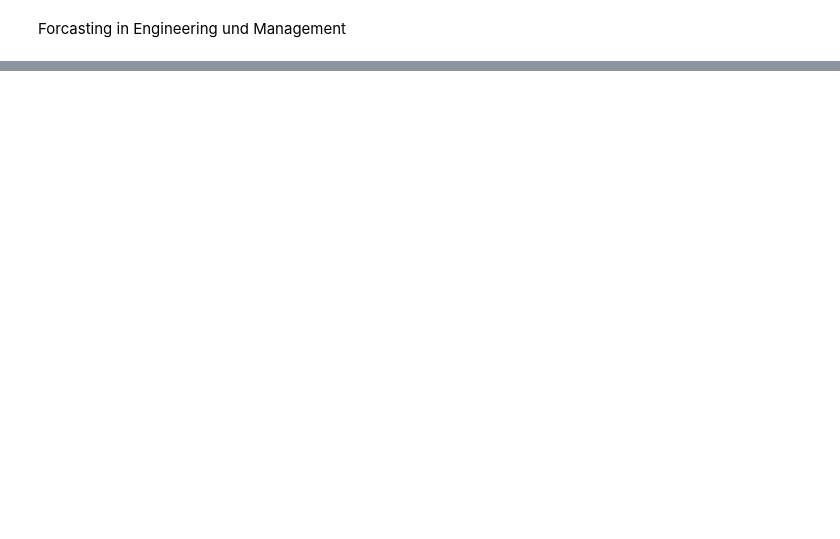
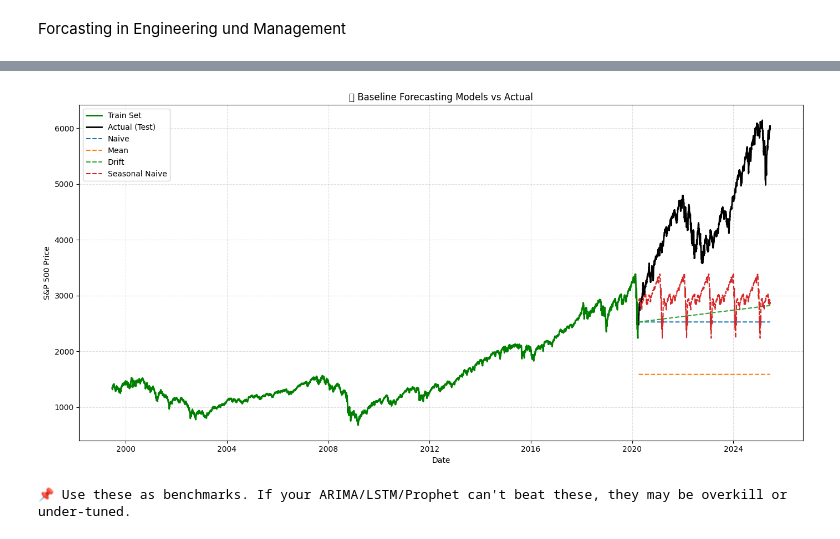
Before and after one commit to rhkraptor/FoEM, a Jupyter notebook: FoEM_Projekt.ipynb, the cells around one changed output, grey strips where cells are left out. Drawn from its saved outputs; the diff is of its cells as text; code cells hidden in the pictures; blank space fills up the shorter version.

```diff
--- a/FoEM_Projekt.ipynb
+++ b/FoEM_Projekt.ipynb
@@ -783,0 +353,58 @@ ValueError: Length of values (30) does not match length of index (261)
+# %%
+# ----------------------------------------
+# Step 7: Basic Forecasting Models (Benchmarks)
+# ----------------------------------------
+
+# Define forecast horizon (length of test set)
+n_test = len(ts_test_raw)
+
+# Index for predictions
+forecast_index = ts_test_raw.index
+
+# 1️⃣ Naive Forecast: last observed value
+naive_forecast = pd.Series(ts_train_raw.iloc[-1], index=forecast_index)
+
+# 2️⃣ Mean Forecast: average of training set
+mean_forecast = pd.Series(ts_train_raw.mean(), index=forecast_index)
+
+# 3️⃣ Drift Forecast: linear increase from start to end of training
+drift_slope = (ts_train_raw.iloc[-1] - ts_train_raw.iloc[0]) / (len(ts_train_raw) - 1)
+drift_forecast = pd.Series([ts_train_raw.iloc[-1] + i * drift_slope for i in range(1, n_test + 1)], index=forecast_index)
+
+# 4️⃣ Seasonal Naive: reuse values from previous season (wrap if needed)
+seasonal_period = 252
+
+if len(ts_train_raw) >= seasonal_period:
+    seasonal_values = ts_train_raw[-seasonal_period:].values
+    repeats = int(np.ceil(n_test / seasonal_period))
+    repeated = np.tile(seasonal_values, repeats)[:n_test]
+    seasonal_naive_forecast = pd.Series(repeated, index=forecast_index)
+else:
+    seasonal_naive_forecast = pd.Series(np.nan, index=forecast_index)
+
+
+# ----------------------------------------
+# Plot all basic forecasts with actual
+# ----------------------------------------
+
+plt.figure(figsize=(14, 7))
+plt.plot(ts_train_raw, label='Train Set', color='green', linewidth=2)
+plt.plot(ts_test_raw, label='Actual (Test)', linewidth=2, color='black')
+plt.plot(naive_forecast, label='Naive', linestyle='--')
+plt.plot(mean_forecast, label='Mean', linestyle='--')
+plt.plot(drift_forecast, label='Drift', linestyle='--')
+plt.plot(seasonal_naive_forecast, label='Seasonal Naive', linestyle='--')
+
+plt.title("🧪 Baseline Forecasting Models vs Actual")
+plt.xlabel("Date")
+plt.ylabel("S&P 500 Price")
+plt.legend()
+plt.grid(True, linestyle='--', alpha=0.4)
+plt.tight_layout()
+plt.show()
+
+# 🧾 Hint:
+print("\n📌 Use these as benchmarks. If your ARIMA/LSTM/Prophet can't beat these, they may be overkill or under-tuned.")
+# %% [output]
+[figure, added]
+📌 Use these as benchmarks. If your ARIMA/LSTM/Prophet can't beat these, they may be overkill or under-tuned.
```
Also changed, not shown: parts of 47 cells of this notebook.
